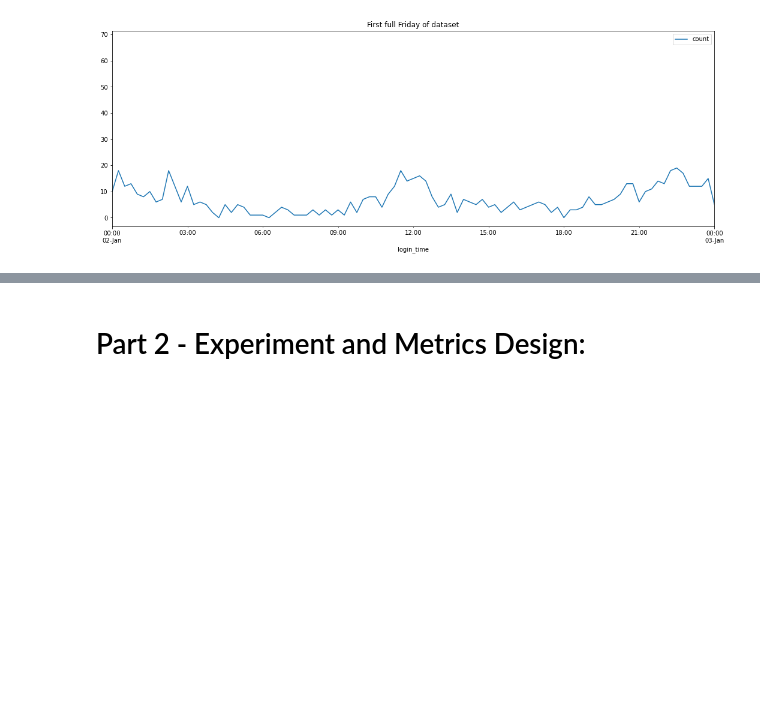
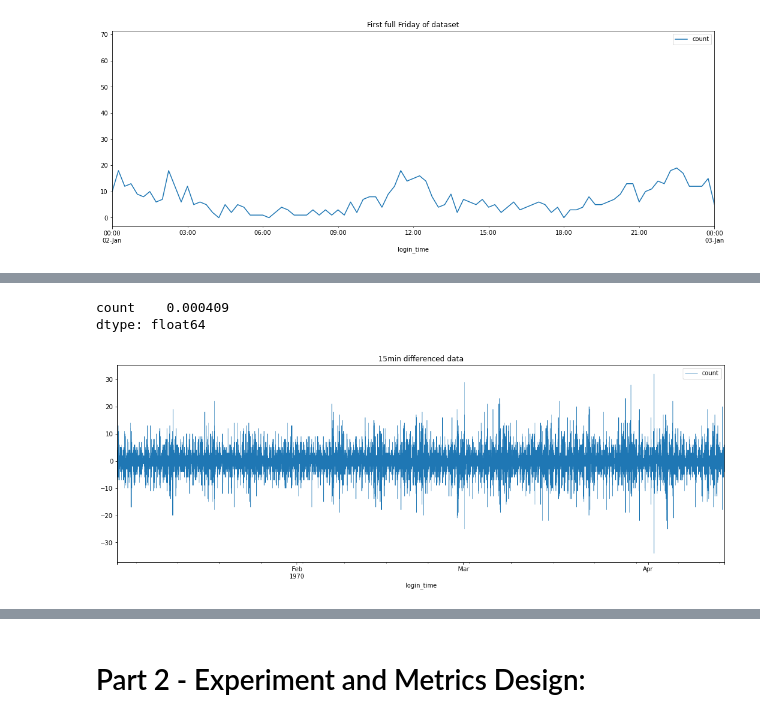
Before and after one commit to kstoudt/Springboard, a Jupyter notebook: 27.2 The Take-Home Challenge/ultimate_challenge/Data Science Take-Home Challenge - Ultimate Inc.ipynb, the cells around one changed output, grey strips where cells are left out. Cells and saved outputs as stored; diff of their text form; code cells hidden in the pictures; blank space fills up the shorter version.

```diff
--- a/27.2 The Take-Home Challenge/ultimate_challenge/Data Science Take-Home Challenge - Ultimate Inc.ipynb
+++ b/27.2 The Take-Home Challenge/ultimate_challenge/Data Science Take-Home Challenge - Ultimate Inc.ipynb
@@ -149,0 +168,3 @@ df_grouped.plot(y='count', figsize=(18,6), xlim=('1970-01-02 00:00:00','1970-01-
+# %%
+y = df_grouped[['count']]
+y.head()
@@ -149,0 +179,8 @@ df_grouped.plot(y='count', figsize=(18,6), xlim=('1970-01-02 00:00:00','1970-01-
+# %%
+y_diffed = y.diff()[1:] # drop the first value of NaN
+y_diffed.plot(figsize=(18,6), linewidth=0.5, title='15min differenced data');
+print(y_diffed.mean())
+# %% [output]
+count    0.000409
+dtype: float64
+[figure, added]
```
Also changed, not shown: parts of 20 cells of this notebook.
